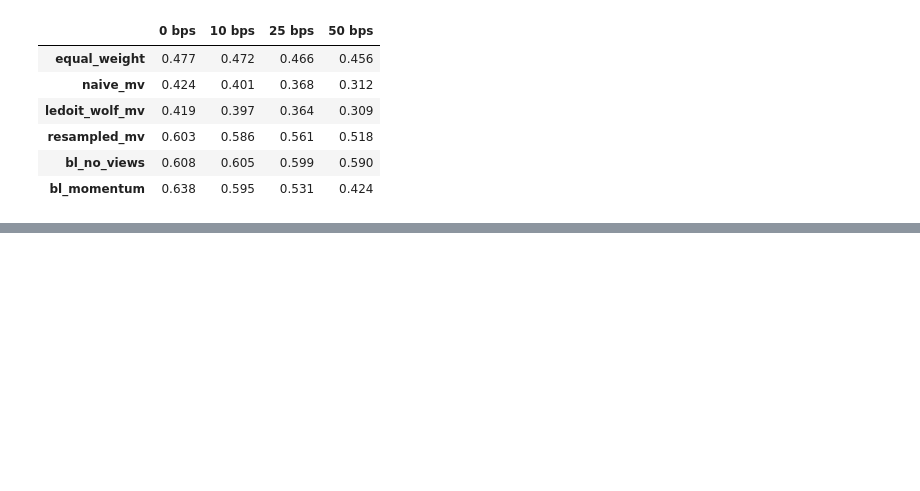
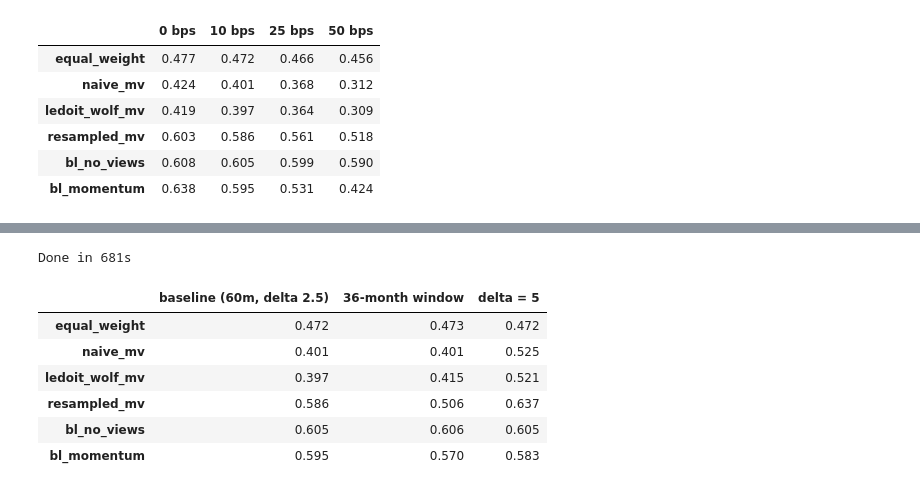
Before and after one commit to EthanB425/Portfolio-Optimization-Under-Uncertainty, a Jupyter notebook: notebooks/03_backtest.ipynb, the cells around one changed output, grey strips where cells are left out. Saved outputs shown, nothing was run; the diff lists cells and outputs as text; code cells hidden in the pictures; blank space fills up the shorter version.

```diff
--- a/notebooks/03_backtest.ipynb
+++ b/notebooks/03_backtest.ipynb
@@ -82,0 +141,34 @@ cost_table.round(3)
+# %%
+def sharpe_by_strategy(window=60, delta=2.5, eval_start=returns.index[60]):
+    strats = {
+        "equal_weight": equal_weight,
+        "naive_mv": partial(naive_mean_variance, delta=delta),
+        "ledoit_wolf_mv": partial(ledoit_wolf_mean_variance, delta=delta),
+        "resampled_mv": partial(resampled_mean_variance, delta=delta),
+        "bl_no_views": partial(black_litterman_no_views, delta=delta),
+        "bl_momentum": partial(black_litterman_momentum, delta=delta),
+    }
+    out = {}
+    for name, strat in strats.items():
+        res, w = run_backtest(strat, returns, rf, window=window)
+        keep = res.index >= eval_start  # score the same months as the baseline
+        out[name] = performance_summary(res[keep], w[keep])["sharpe"]
+    return pd.Series(out)
+
+start = time.time()
+robustness = pd.DataFrame({
+    "baseline (60m, delta 2.5)": summary["sharpe"],
+    "36-month window": sharpe_by_strategy(window=36),
+    "delta = 5": sharpe_by_strategy(delta=5),
+})
+print(f"Done in {time.time() - start:.0f}s")
+robustness.round(3)
+# %% [output]
+Done in 681s
+|  | baseline (60m, delta 2.5) | 36-month window | delta = 5 |
+| equal_weight | 0.472 | 0.473 | 0.472 |
+| naive_mv | 0.401 | 0.401 | 0.525 |
+| ledoit_wolf_mv | 0.397 | 0.415 | 0.521 |
+| resampled_mv | 0.586 | 0.506 | 0.637 |
+| bl_no_views | 0.605 | 0.606 | 0.605 |
+| bl_momentum | 0.595 | 0.570 | 0.583 |
```
Also changed, not shown: parts of 2 cells of this notebook.
